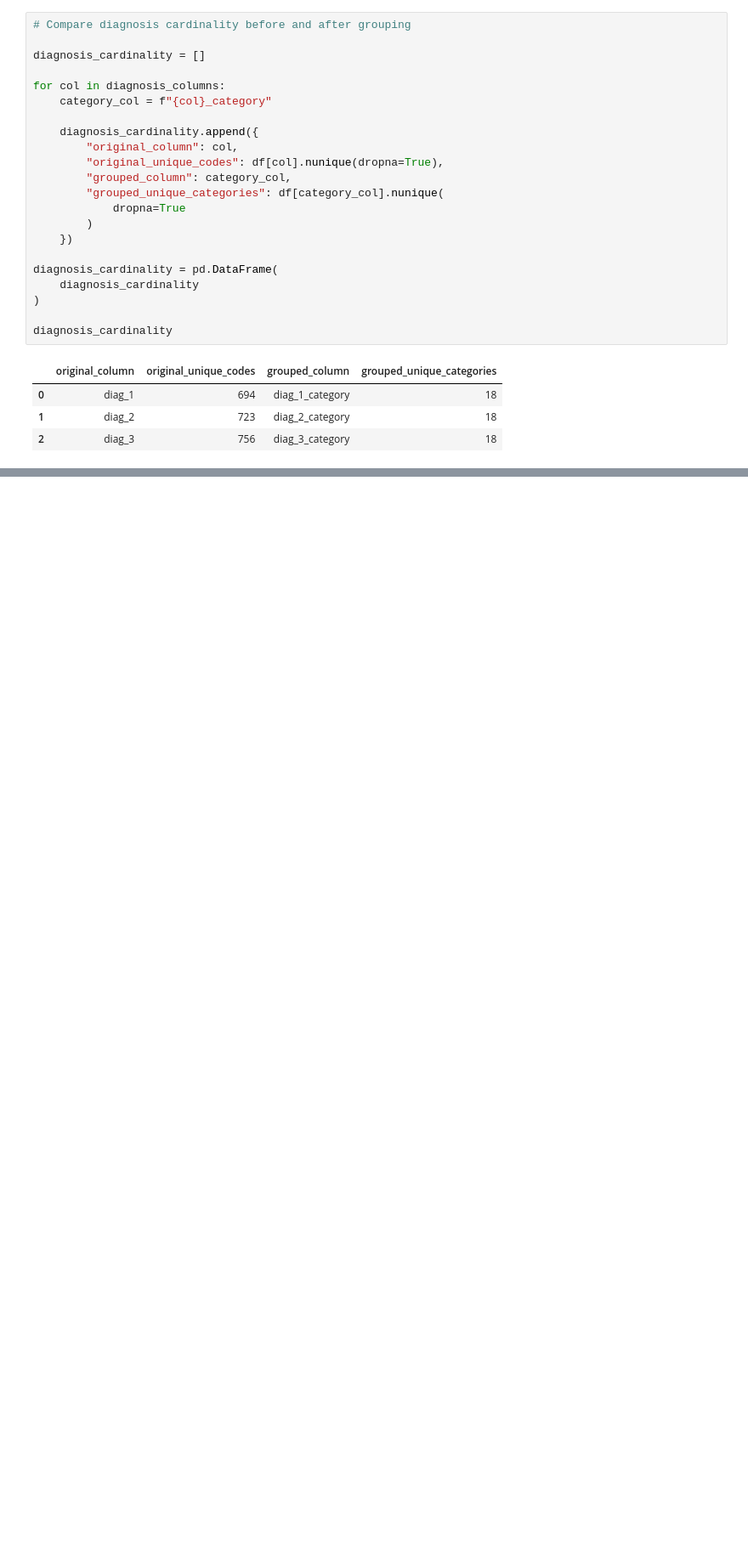
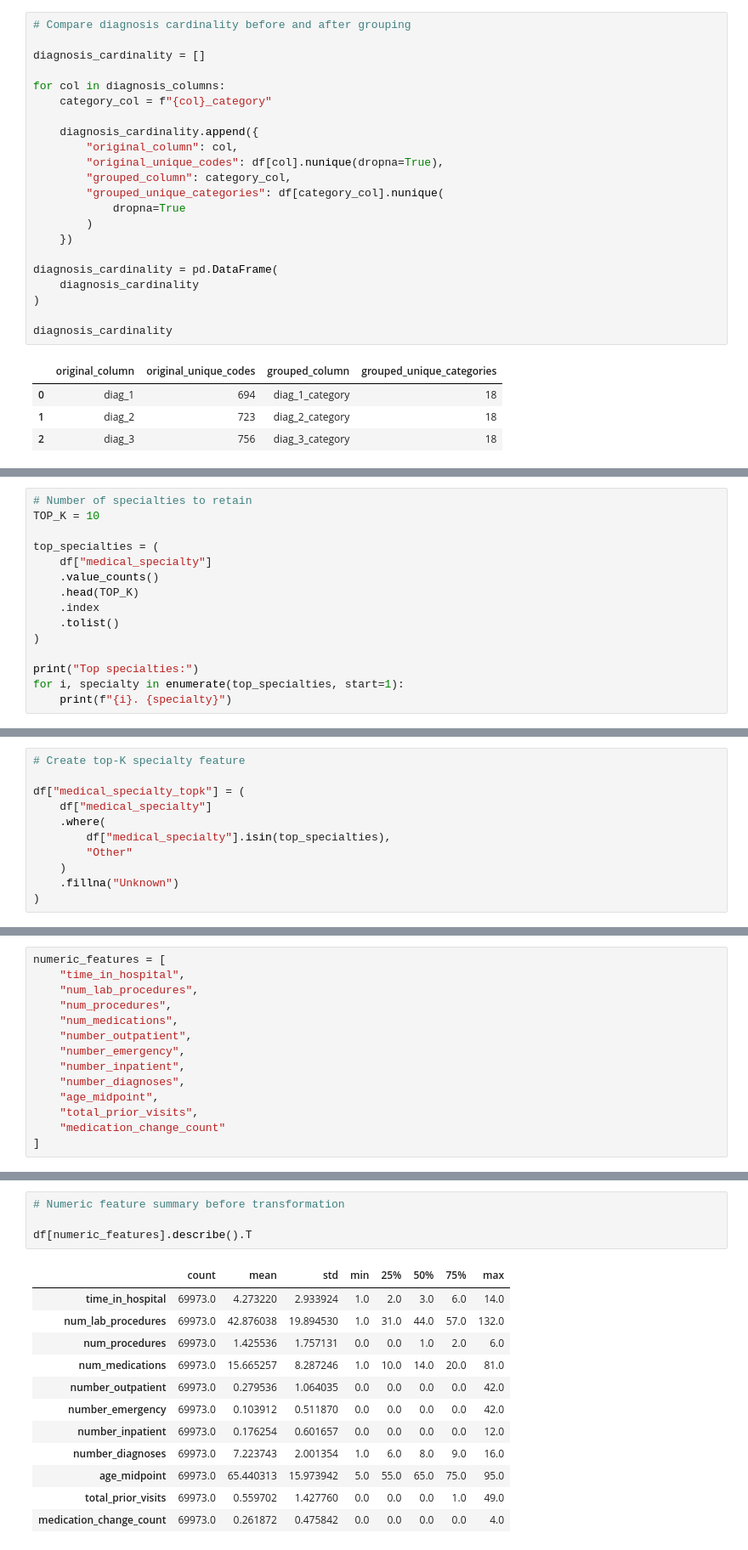
Before and after one commit to mithun6gowda/hospital-readmission-prediction, a Jupyter notebook: data_preparation.ipynb, the cells around one changed output, grey strips where cells are left out. Shown at 85% size. Cells and saved outputs as stored; diff of their text form; blank space fills up the shorter version.

Commit message:
numeric and categorical features

```diff
--- a/data_preparation.ipynb
+++ b/data_preparation.ipynb
@@ -1416,0 +1764,15 @@ diagnosis_cardinality
+# %%
+# Number of specialties to retain
+TOP_K = 10
+
+top_specialties = (
+    df["medical_specialty"]
+    .value_counts()
+    .head(TOP_K)
+    .index
+    .tolist()
+)
+
+print("Top specialties:")
+for i, specialty in enumerate(top_specialties, start=1):
+    print(f"{i}. {specialty}")
@@ -1416,0 +1791,11 @@ diagnosis_cardinality
+# %%
+# Create top-K specialty feature
+
+df["medical_specialty_topk"] = (
+    df["medical_specialty"]
+    .where(
+        df["medical_specialty"].isin(top_specialties),
+        "Other"
+    )
+    .fillna("Unknown")
+)
@@ -1416,0 +1977,14 @@ diagnosis_cardinality
+# %%
+numeric_features = [
+    "time_in_hospital",
+    "num_lab_procedures",
+    "num_procedures",
+    "num_medications",
+    "number_outpatient",
+    "number_emergency",
+    "number_inpatient",
+    "number_diagnoses",
+    "age_midpoint",
+    "total_prior_visits",
+    "medication_change_count"
+]
@@ -1416,0 +2079,17 @@ diagnosis_cardinality
+# %%
+# Numeric feature summary before transformation
+
+df[numeric_features].describe().T
+# %% [output]
+|  | count | mean | std | min | 25% | 50% | 75% | max |
+| time_in_hospital | 69973.0 | 4.273220 | 2.933924 | 1.0 | 2.0 | 3.0 | 6.0 | 14.0 |
+| num_lab_procedures | 69973.0 | 42.876038 | 19.894530 | 1.0 | 31.0 | 44.0 | 57.0 | 132.0 |
+| num_procedures | 69973.0 | 1.425536 | 1.757131 | 0.0 | 0.0 | 1.0 | 2.0 | 6.0 |
+| num_medications | 69973.0 | 15.665257 | 8.287246 | 1.0 | 10.0 | 14.0 | 20.0 | 81.0 |
+| number_outpatient | 69973.0 | 0.279536 | 1.064035 | 0.0 | 0.0 | 0.0 | 0.0 | 42.0 |
+| number_emergency | 69973.0 | 0.103912 | 0.511870 | 0.0 | 0.0 | 0.0 | 0.0 | 42.0 |
+| number_inpatient | 69973.0 | 0.176254 | 0.601657 | 0.0 | 0.0 | 0.0 | 0.0 | 12.0 |
+| number_diagnoses | 69973.0 | 7.223743 | 2.001354 | 1.0 | 6.0 | 8.0 | 9.0 | 16.0 |
+| age_midpoint | 69973.0 | 65.440313 | 15.973942 | 5.0 | 55.0 | 65.0 | 75.0 | 95.0 |
+| total_prior_visits | 69973.0 | 0.559702 | 1.427760 | 0.0 | 0.0 | 0.0 | 1.0 | 49.0 |
+| medication_change_count | 69973.0 | 0.261872 | 0.475842 | 0.0 | 0.0 | 0.0 | 0.0 | 4.0 |
```
Also changed, not shown: parts of 40 cells of this notebook.
